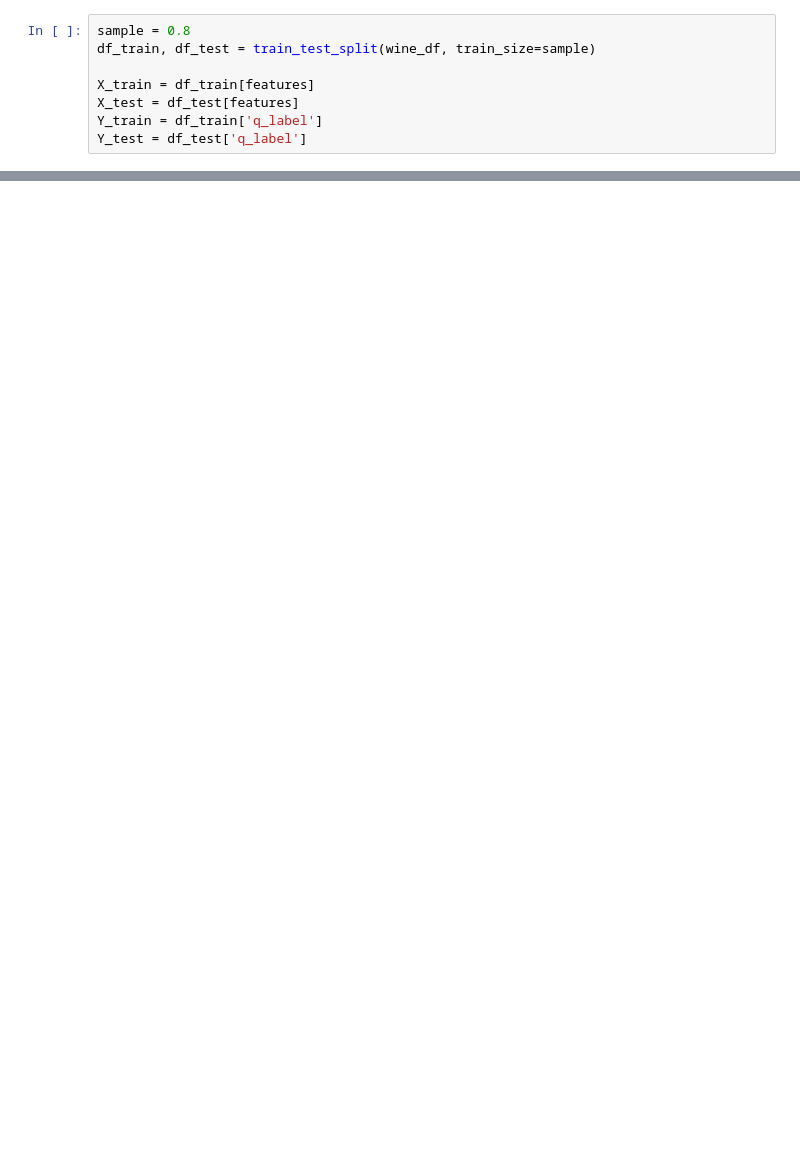
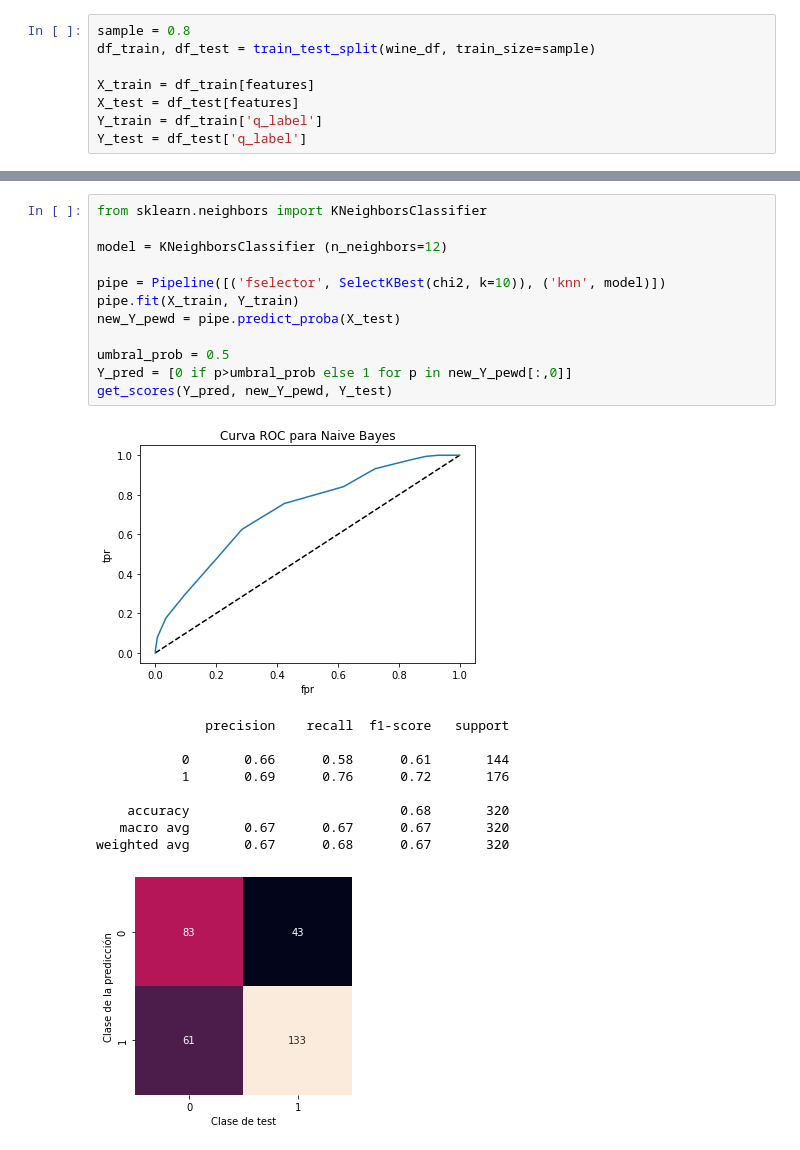
Before and after one commit to rdambrosioz/aa_2021, a Jupyter notebook: aa_tarea1_costanzo_dambrosio.ipynb, the cells around one changed output, grey strips where cells are left out. Drawn from its saved outputs; the diff is of its cells as text; blank space fills up the shorter version.

```diff
--- a/aa_tarea1_costanzo_dambrosio.ipynb
+++ b/aa_tarea1_costanzo_dambrosio.ipynb
@@ -435,0 +433,23 @@ sorted(f_importance, key=lambda x:x[1], reverse=True)
+# %%
+from sklearn.neighbors import KNeighborsClassifier
+
+model = KNeighborsClassifier (n_neighbors=12)
+
+pipe = Pipeline([('fselector', SelectKBest(chi2, k=10)), ('knn', model)])
+pipe.fit(X_train, Y_train)
+new_Y_pewd = pipe.predict_proba(X_test)
+
+umbral_prob = 0.5
+Y_pred = [0 if p>umbral_prob else 1 for p in new_Y_pewd[:,0]]
+get_scores(Y_pred, new_Y_pewd, Y_test)
+# %% [output]
+[figure, added]
+              precision    recall  f1-score   support
+
+           0       0.66      0.58      0.61       144
+           1       0.69      0.76      0.72       176
+
+    accuracy                           0.68       320
+   macro avg       0.67      0.67      0.67       320
+weighted avg       0.67      0.68      0.67       320
+[figure, added]
```
Also changed, not shown: parts of 17 cells of this notebook.
